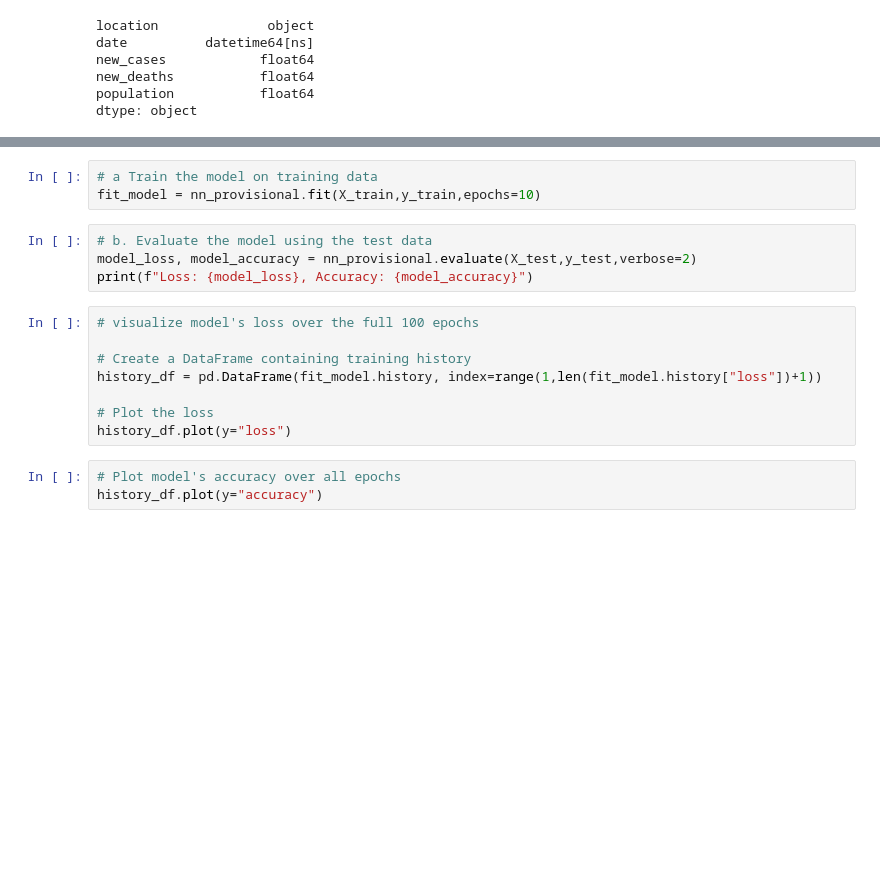
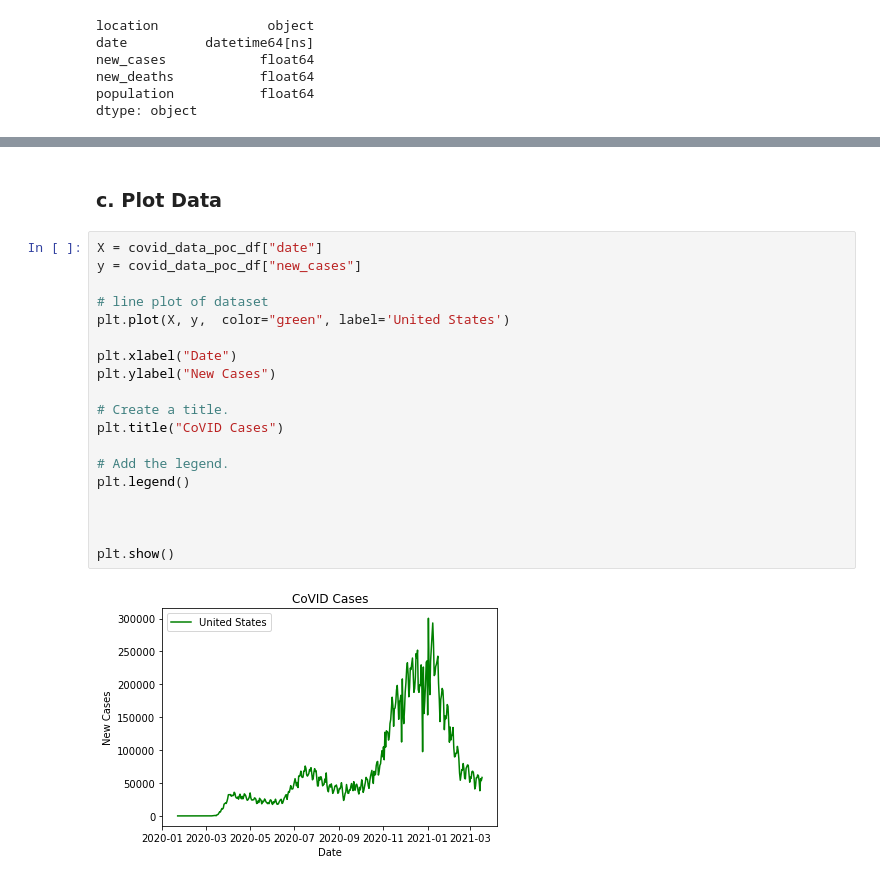
Before and after one commit to luke-c-newell/Final_Project, a Jupyter notebook: Provisional_ML_Model_Week1.ipynb, the cells around one changed output, grey strips where cells are left out. Drawn from its saved outputs; the diff is of its cells as text; blank space fills up the shorter version.

```diff
--- a/Provisional_ML_Model_Week1.ipynb
+++ b/Provisional_ML_Model_Week1.ipynb
@@ -307,18 +130,23 @@ b. Evaluate model using test data (Loss and Accuracy.
-# %%
-# a Train the model on training data
-fit_model = nn_provisional.fit(X_train,y_train,epochs=10)
-# %%
-# b. Evaluate the model using the test data
-model_loss, model_accuracy = nn_provisional.evaluate(X_test,y_test,verbose=2)
-print(f"Loss: {model_loss}, Accuracy: {model_accuracy}")
-# %%
-# visualize model's loss over the full 100 epochs
-
-# Create a DataFrame containing training history
-history_df = pd.DataFrame(fit_model.history, index=range(1,len(fit_model.history["loss"])+1))
-
-# Plot the loss
-history_df.plot(y="loss")
-# %%
-# Plot model's accuracy over all epochs
-history_df.plot(y="accuracy")
+# %% [markdown]
+### c. Plot Data
+# %%
+X = covid_data_poc_df["date"]
+y = covid_data_poc_df["new_cases"]
+
+# line plot of dataset
+plt.plot(X, y,  color="green", label='United States')
+
+plt.xlabel("Date")
+plt.ylabel("New Cases")
+
+# Create a title.
+plt.title("CoVID Cases")
+
+# Add the legend.
+plt.legend()
+
+
+
+plt.show()
+# %% [output]
+[figure, added]
```
Also changed, not shown: parts of 31 cells of this notebook.
